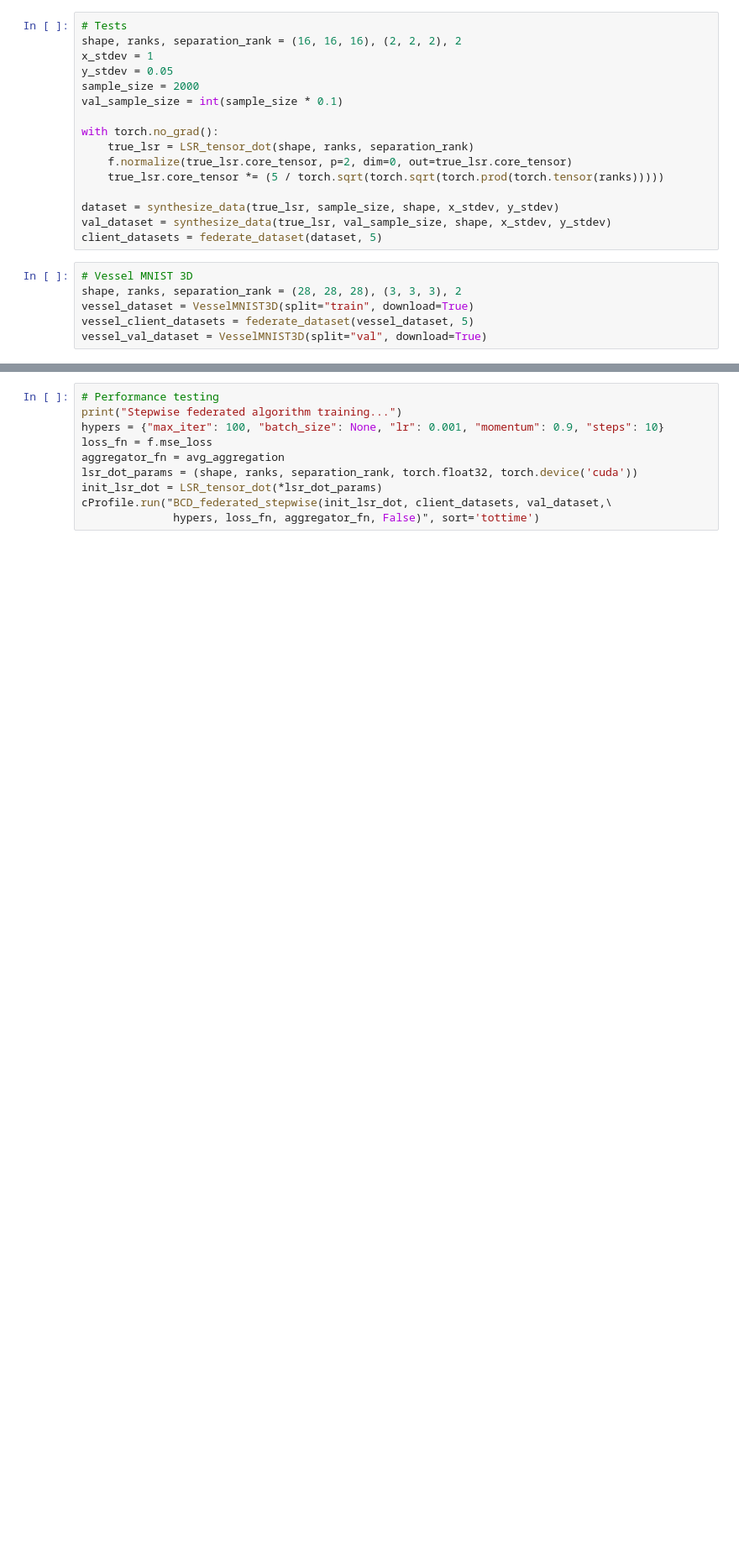
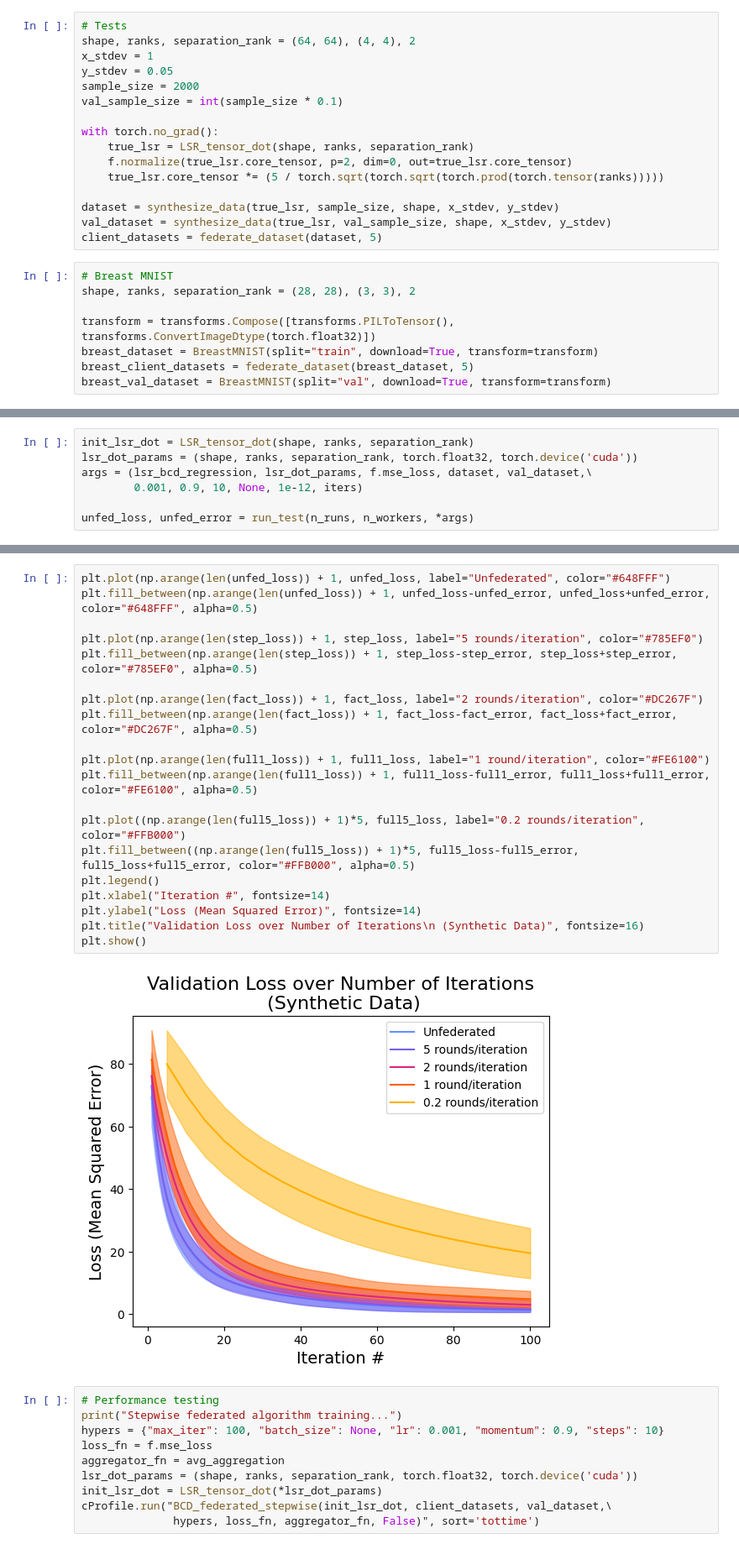
Before and after one commit to fshcat/federated-LSRTR, a Jupyter notebook: notebooks/federated_comparison.ipynb, the cells around one changed output, grey strips where cells are left out. Shown: that part at 84% size. Cells and saved outputs as stored; diff of their text form; blank space fills up the shorter version.

Commit message:
40 run data

```diff
--- a/notebooks/federated_comparison.ipynb
+++ b/notebooks/federated_comparison.ipynb
@@ -17,6 +19,6 @@ import cProfile
 # %%
 # Tests
-shape, ranks, separation_rank = (16, 16, 16), (2, 2, 2), 2
+shape, ranks, separation_rank = (64, 64), (4, 4), 2
 x_stdev = 1
 y_stdev = 0.05
 sample_size = 2000
@@ -31,10 +33,12 @@ dataset = synthesize_data(true_lsr, sample_size, shape, x_stdev, y_stdev)
 val_dataset = synthesize_data(true_lsr, val_sample_size, shape, x_stdev, y_stdev)
 client_datasets = federate_dataset(dataset, 5)
 # %%
-# Vessel MNIST 3D
-shape, ranks, separation_rank = (28, 28, 28), (3, 3, 3), 2
-vessel_dataset = VesselMNIST3D(split="train", download=True)
-vessel_client_datasets = federate_dataset(vessel_dataset, 5)
-vessel_val_dataset = VesselMNIST3D(split="val", download=True)
+# Breast MNIST
+shape, ranks, separation_rank = (28, 28), (3, 3), 2
+
+transform = transforms.Compose([transforms.PILToTensor(), transforms.ConvertImageDtype(torch.float32)])
+breast_dataset = BreastMNIST(split="train", download=True, transform=transform)
+breast_client_datasets = federate_dataset(breast_dataset, 5)
+breast_val_dataset = BreastMNIST(split="val", download=True, transform=transform)
 # %%
 print("Stepwise federated algorithm training...")
@@ -121,0 +115,7 @@ plt.show()
+# %%
+init_lsr_dot = LSR_tensor_dot(shape, ranks, separation_rank)
+lsr_dot_params = (shape, ranks, separation_rank, torch.float32, torch.device('cuda'))
+args = (lsr_bcd_regression, lsr_dot_params, f.mse_loss, dataset, val_dataset,\
+        0.001, 0.9, 10, None, 1e-12, iters)
+
+unfed_loss, unfed_error = run_test(n_runs, n_workers, *args)
@@ -122,3 +179,25 @@ plt.show()
+# %%
+plt.plot(np.arange(len(unfed_loss)) + 1, unfed_loss, label="Unfederated", color="#648FFF")
+plt.fill_between(np.arange(len(unfed_loss)) + 1, unfed_loss-unfed_error, unfed_loss+unfed_error, color="#648FFF", alpha=0.5)
+
+plt.plot(np.arange(len(step_loss)) + 1, step_loss, label="5 rounds/iteration", color="#785EF0")
+plt.fill_between(np.arange(len(step_loss)) + 1, step_loss-step_error, step_loss+step_error, color="#785EF0", alpha=0.5)
+
+plt.plot(np.arange(len(fact_loss)) + 1, fact_loss, label="2 rounds/iteration", color="#DC267F")
+plt.fill_between(np.arange(len(fact_loss)) + 1, fact_loss-fact_error, fact_loss+fact_error, color="#DC267F", alpha=0.5)
+
+plt.plot(np.arange(len(full1_loss)) + 1, full1_loss, label="1 round/iteration", color="#FE6100")
+plt.fill_between(np.arange(len(full1_loss)) + 1, full1_loss-full1_error, full1_loss+full1_error, color="#FE6100", alpha=0.5)
+
+plt.plot((np.arange(len(full5_loss)) + 1)*5, full5_loss, label="0.2 rounds/iteration", color="#FFB000")
+plt.fill_between((np.arange(len(full5_loss)) + 1)*5, full5_loss-full5_error, full5_loss+full5_error, color="#FFB000", alpha=0.5)
+plt.legend()
+plt.xlabel("Iteration #", fontsize=14)
+plt.ylabel("Loss (Mean Squared Error)", fontsize=14)
+plt.title("Validation Loss over Number of Iterations\n (Synthetic Data)", fontsize=16)
+plt.show()
+# %% [output]
+[figure, added]
 # %%
 # Performance testing
 print("Stepwise federated algorithm training...")
```
Also changed, not shown: parts of 10 cells of this notebook, 5 other files.
